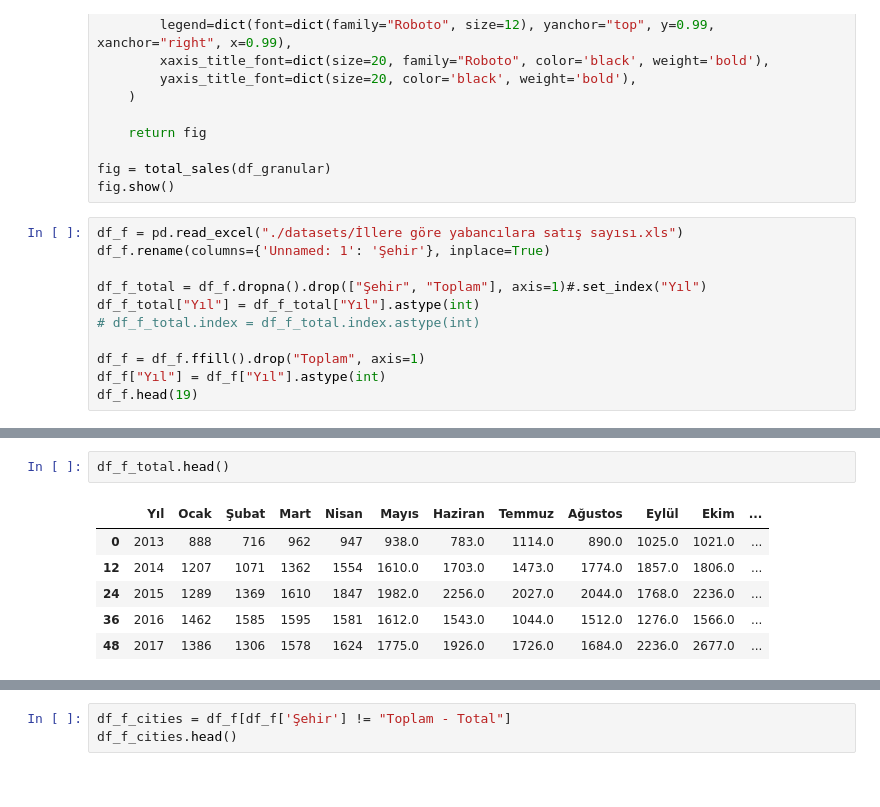
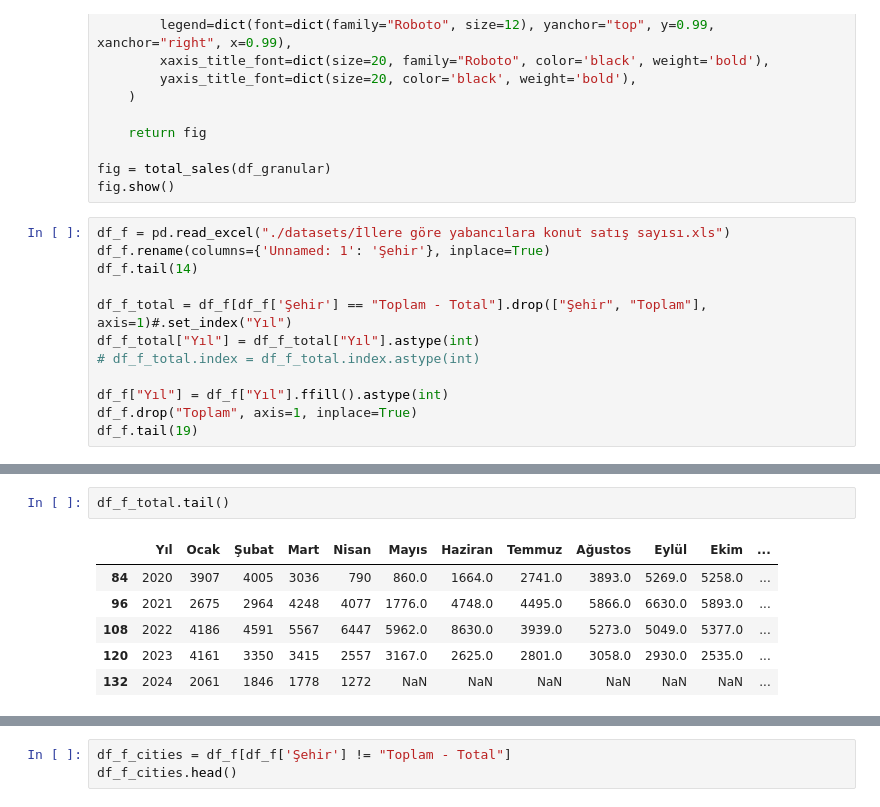
Before and after one commit to Zakerous76/analythings-viz-2-fastAPI-integration, a Jupyter notebook: fastAPI-tutorials/developement.ipynb, the cells around one changed output, grey strips where cells are left out. Saved outputs shown, nothing was run; the diff lists cells and outputs as text.

```diff
--- a/fastAPI-tutorials/developement.ipynb
+++ b/fastAPI-tutorials/developement.ipynb
@@ -158,14 +158,15 @@ def total_sales(df_granular):
 fig = total_sales(df_granular)
 fig.show()
 # %%
-df_f = pd.read_excel("./datasets/İllere göre yabancılara satış sayısı.xls")
+df_f = pd.read_excel("./datasets/İllere göre yabancılara konut satış sayısı.xls")
 df_f.rename(columns={'Unnamed: 1': 'Şehir'}, inplace=True)
+df_f.tail(14)
 
-df_f_total = df_f.dropna().drop(["Şehir", "Toplam"], axis=1)#.set_index("Yıl")
+df_f_total = df_f[df_f['Şehir'] == "Toplam - Total"].drop(["Şehir", "Toplam"], axis=1)#.set_index("Yıl")
 df_f_total["Yıl"] = df_f_total["Yıl"].astype(int)
 # df_f_total.index = df_f_total.index.astype(int)
 
-df_f = df_f.ffill().drop("Toplam", axis=1)
-df_f["Yıl"] = df_f["Yıl"].astype(int)
-df_f.head(19)
+df_f["Yıl"] = df_f["Yıl"].ffill().astype(int)
+df_f.drop("Toplam", axis=1, inplace=True)
+df_f.tail(19)
 # %% [output]
@@ -189,12 +199,12 @@ df_f.head(19)
 # %%
-df_f_total.head()
+df_f_total.tail()
 # %% [output]
 |  | Yıl | Ocak | Şubat | Mart | Nisan | Mayıs | Haziran | Temmuz | Ağustos | Eylül | Ekim | ... |
-| 0 | 2013 | 888 | 716 | 962 | 947 | 938.0 | 783.0 | 1114.0 | 890.0 | 1025.0 | 1021.0 | ... |
-| 12 | 2014 | 1207 | 1071 | 1362 | 1554 | 1610.0 | 1703.0 | 1473.0 | 1774.0 | 1857.0 | 1806.0 | ... |
-| 24 | 2015 | 1289 | 1369 | 1610 | 1847 | 1982.0 | 2256.0 | 2027.0 | 2044.0 | 1768.0 | 2236.0 | ... |
-| 36 | 2016 | 1462 | 1585 | 1595 | 1581 | 1612.0 | 1543.0 | 1044.0 | 1512.0 | 1276.0 | 1566.0 | ... |
-| 48 | 2017 | 1386 | 1306 | 1578 | 1624 | 1775.0 | 1926.0 | 1726.0 | 1684.0 | 2236.0 | 2677.0 | ... |
+| 84 | 2020 | 3907 | 4005 | 3036 | 790 | 860.0 | 1664.0 | 2741.0 | 3893.0 | 5269.0 | 5258.0 | ... |
+| 96 | 2021 | 2675 | 2964 | 4248 | 4077 | 1776.0 | 4748.0 | 4495.0 | 5866.0 | 6630.0 | 5893.0 | ... |
+| 108 | 2022 | 4186 | 4591 | 5567 | 6447 | 5962.0 | 8630.0 | 3939.0 | 5273.0 | 5049.0 | 5377.0 | ... |
+| 120 | 2023 | 4161 | 3350 | 3415 | 2557 | 3167.0 | 2625.0 | 2801.0 | 3058.0 | 2930.0 | 2535.0 | ... |
+| 132 | 2024 | 2061 | 1846 | 1778 | 1272 | NaN | NaN | NaN | NaN | NaN | NaN | ... |
 # %%
 # Fix the 2024 data
 # Reshape the DataFrame into long format
```
Also changed, not shown: parts of 9 cells of this notebook, 3 other files.
